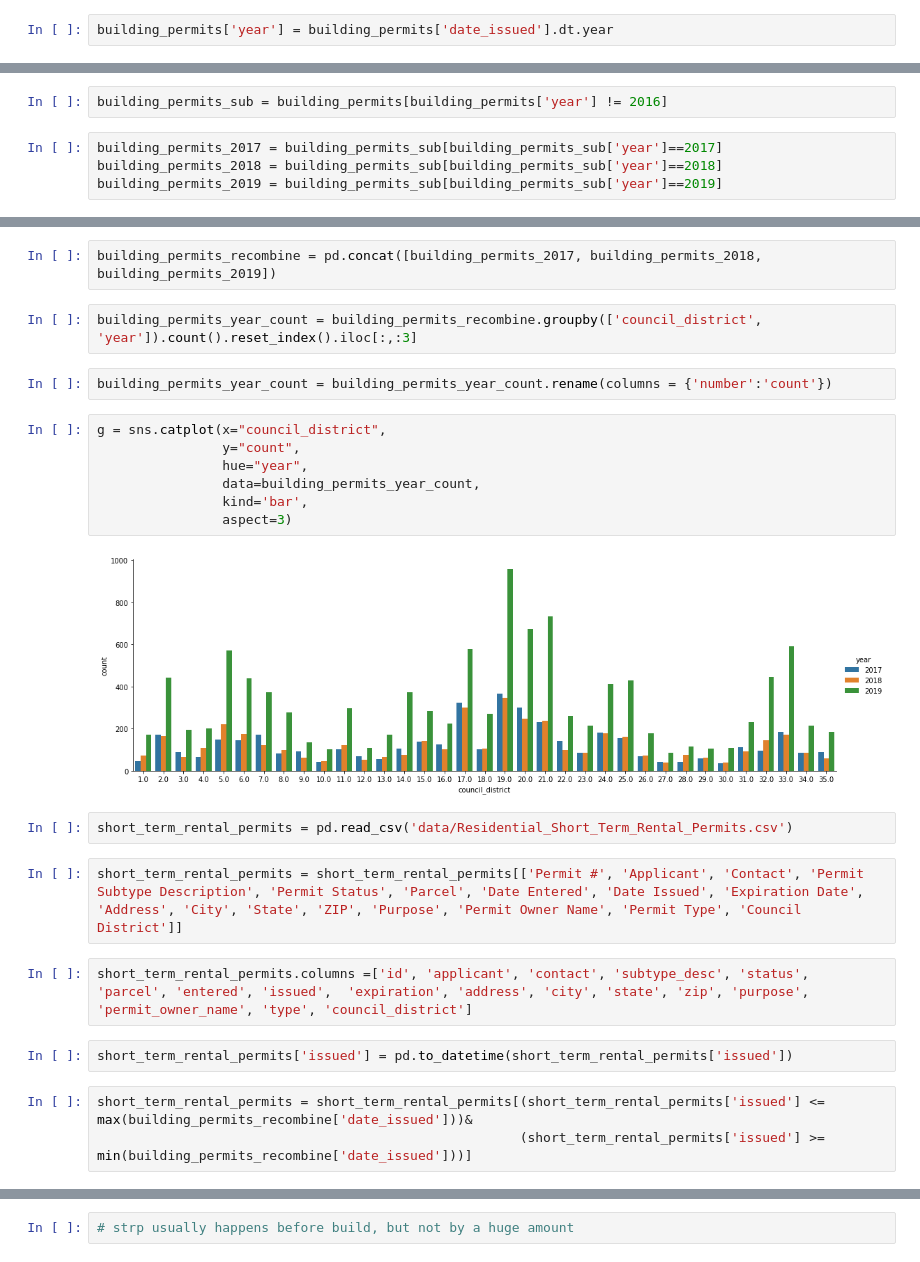
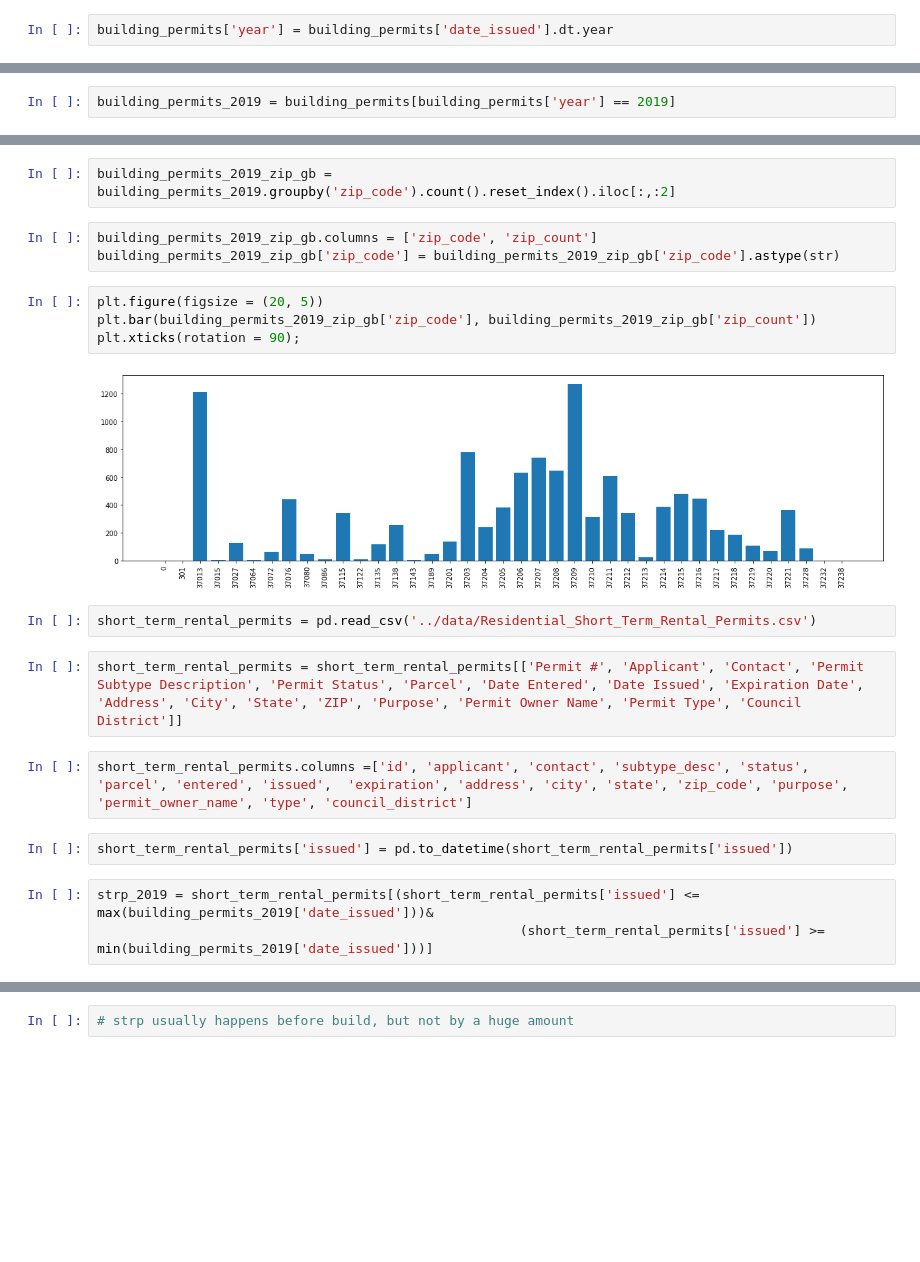
Before and after one commit to NSS-Data-Instructional-Stuff/data-analytics-jumpstart, a Jupyter notebook: da_js_dq2_testing/test_data_question.ipynb, the cells around one changed output, grey strips where cells are left out. Drawn from its saved outputs; the diff is of its cells as text; blank space fills up the shorter version.

```diff
--- a/da_js_dq2_testing/test_data_question.ipynb
+++ b/da_js_dq2_testing/test_data_question.ipynb
@@ -167,6 +167,2 @@ Name: year, dtype: int64
 # %%
-building_permits_sub = building_permits[building_permits['year'] != 2016]
+building_permits_2019 = building_permits[building_permits['year'] == 2019]
-# %%
-building_permits_2017 = building_permits_sub[building_permits_sub['year']==2017]
-building_permits_2018 = building_permits_sub[building_permits_sub['year']==2018]
-building_permits_2019 = building_permits_sub[building_permits_sub['year']==2019]
@@ -199,26 +169,22 @@ building_permits_2018 = building_permits_2018[(building_permits_2018['date_issue
-# %%
-building_permits_recombine = pd.concat([building_permits_2017, building_permits_2018, building_permits_2019])
 # %%
-building_permits_year_count = building_permits_recombine.groupby(['council_district', 'year']).count().reset_index().iloc[:,:3]
+building_permits_2019_zip_gb = building_permits_2019.groupby('zip_code').count().reset_index().iloc[:,:2]
-# %%
-building_permits_year_count = building_permits_year_count.rename(columns = {'number':'count'})
-# %%
-g = sns.catplot(x="council_district",
-                y="count",
-                hue="year",
-                data=building_permits_year_count,
-                kind='bar',
-                aspect=3)
-# %% [output]
-[figure, removed]
+# %%
+building_permits_2019_zip_gb.columns = ['zip_code', 'zip_count']
+building_permits_2019_zip_gb['zip_code'] = building_permits_2019_zip_gb['zip_code'].astype(str)
+# %%
+plt.figure(figsize = (20, 5))
+plt.bar(building_permits_2019_zip_gb['zip_code'], building_permits_2019_zip_gb['zip_count'])
+plt.xticks(rotation = 90);
+# %% [output]
+[figure, added]
 # %%
-short_term_rental_permits = pd.read_csv('data/Residential_Short_Term_Rental_Permits.csv')
+short_term_rental_permits = pd.read_csv('../data/Residential_Short_Term_Rental_Permits.csv')
 # %%
 short_term_rental_permits = short_term_rental_permits[['Permit #', 'Applicant', 'Contact', 'Permit Subtype Description', 'Permit Status', 'Parcel', 'Date Entered', 'Date Issued', 'Expiration Date', 'Address', 'City', 'State', 'ZIP', 'Purpose', 'Permit Owner Name', 'Permit Type', 'Council District']]
 # %%
-short_term_rental_permits.columns =['id', 'applicant', 'contact', 'subtype_desc', 'status', 'parcel', 'entered', 'issued',  'expiration', 'address', 'city', 'state', 'zip', 'purpose', 'permit_owner_name', 'type', 'council_district']
+short_term_rental_permits.columns =['id', 'applicant', 'contact', 'subtype_desc', 'status', 'parcel', 'entered', 'issued',  'expiration', 'address', 'city', 'state', 'zip_code', 'purpose', 'permit_owner_name', 'type', 'council_district']
 # %%
 short_term_rental_permits['issued'] = pd.to_datetime(short_term_rental_permits['issued'])
 # %%
-short_term_rental_permits = short_term_rental_permits[(short_term_rental_permits['issued'] <= max(building_permits_recombine['date_issued']))&
-                                                      (short_term_rental_permits['issued'] >= min(building_permits_recombine['date_issued']))]
+strp_2019 = short_term_rental_permits[(short_term_rental_permits['issued'] <= max(building_permits_2019['date_issued']))&
+                                                      (short_term_rental_permits['issued'] >= min(building_permits_2019['date_issued']))]
```
Also changed, not shown: parts of 33 cells of this notebook, 30 other files.
